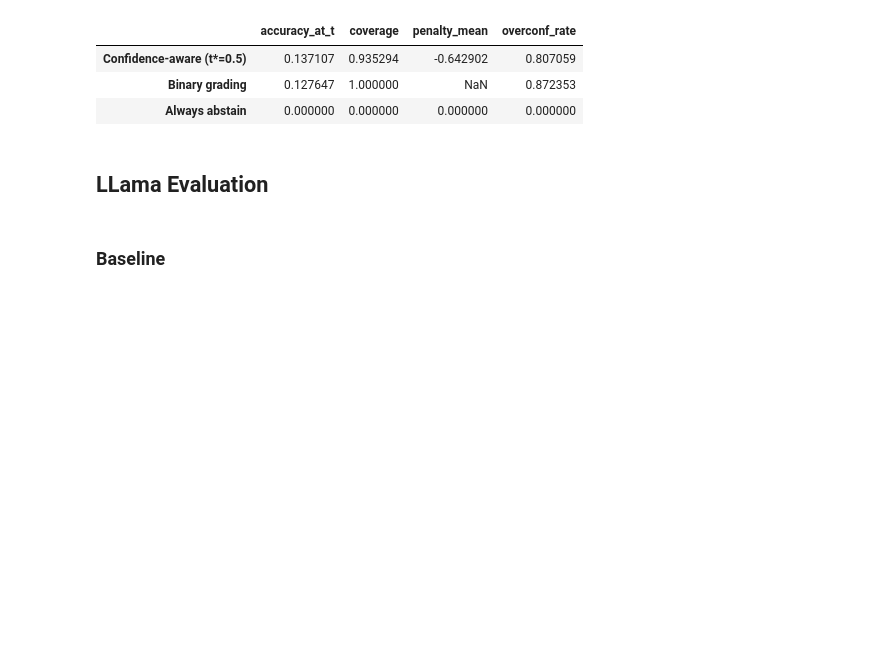
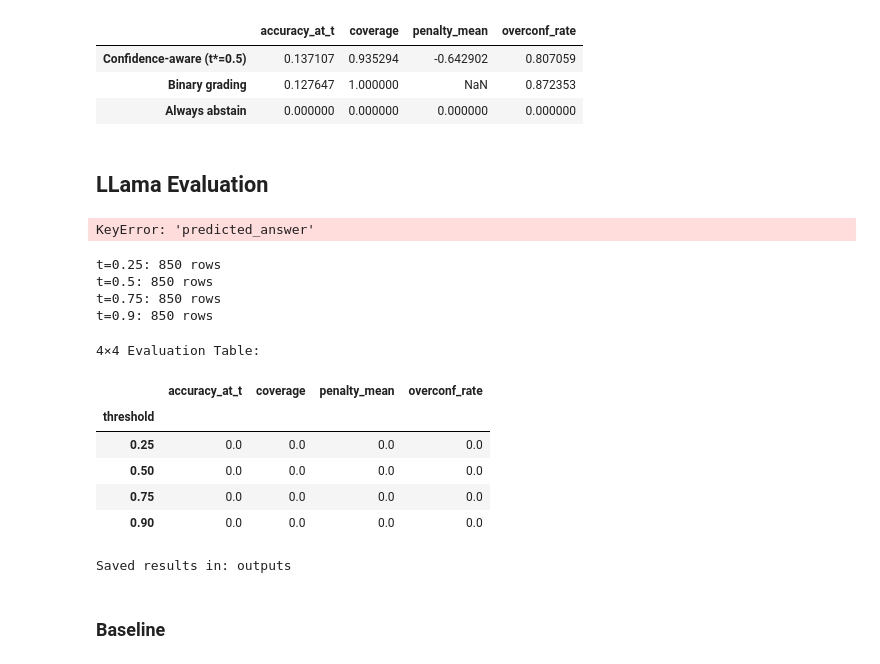
Before and after one commit to stutisinghal008/llm-eval, a Jupyter notebook: eval/mmlu-evaluation.ipynb, the cells around one changed output. Saved outputs shown, nothing was run; the diff lists cells and outputs as text; code cells hidden in the pictures; blank space fills up the shorter version.

```diff
--- a/eval/mmlu-evaluation.ipynb
+++ b/eval/mmlu-evaluation.ipynb
@@ -595,21 +595,28 @@ headline_df.to_csv(OUTPUT_PATH / "claude-mmlu-baseline-eval.csv")
 CSV_PATH = Path("../inference/outputs/llama-mmlu.csv")  # <-- change this for each run
 OUTPUT_PATH = Path("outputs")
 # %%
-# df = pd.read_csv(CSV_PATH)
+df = pd.read_csv(CSV_PATH)
 
-# # Normalize strings & types
-# df["answer"] = df["answer"].astype(str).str.strip().str.upper()
-# df["predicted_answer"] = df["predicted_answer"].astype(str).str.strip().str.upper()
-# df["confidence"] = pd.to_numeric(df["confidence"], errors="coerce").fillna(0.0)
-# df["threshold"] = pd.to_numeric(df["threshold"], errors="coerce")
+# Normalize strings & types
+df["answer"] = df["answer"].astype(str).str.strip().str.upper()
+df["predicted_answer"] = df["predicted_answer"].astype(str).str.strip().str.upper()
+df["confidence"] = pd.to_numeric(df["confidence"], errors="coerce").fillna(0.0)
+df["threshold"] = pd.to_numeric(df["threshold"], errors="coerce")
 
-# print(f"✅ Loaded {len(df)} rows from {CSV_PATH.name}")
-# print("Thresholds found:", sorted(df["threshold"].unique()))
-# df.head(3)
+print(f"✅ Loaded {len(df)} rows from {CSV_PATH.name}")
+print("Thresholds found:", sorted(df["threshold"].unique()))
+df.head(3)
+# %% [output]
+KeyError: 'predicted_answer'
 # %%
-# # ===== Cell 4 — Split into per-threshold DataFrames =====
-# dfs_by_t = {t: df[df["threshold"] == t].copy() for t in THRESHOLDS}
+# ===== Cell 4 — Split into per-threshold DataFrames =====
+dfs_by_t = {t: df[df["threshold"] == t].copy() for t in THRESHOLDS}
 
-# for t in THRESHOLDS:
-#     print(f"t={t}: {len(dfs_by_t[t])} rows")
+for t in THRESHOLDS:
+    print(f"t={t}: {len(dfs_by_t[t])} rows")
+# %% [output]
+t=0.25: 850 rows
+t=0.5: 850 rows
+t=0.75: 850 rows
+t=0.9: 850 rows
 # %%
@@ -633,19 +640,28 @@ OUTPUT_PATH = Path("outputs")
 # %%
-# # ===== Cell 6 — 4×4 evaluation table =====
-# eval_table = (
-#     metrics_df[["threshold", "accuracy_at_t", "coverage", "penalty_mean", "overconf_rate"]]
-#     .set_index("threshold")
-#     .sort_index()
-# )
+# ===== Cell 6 — 4×4 evaluation table =====
+eval_table = (
+    metrics_df[["threshold", "accuracy_at_t", "coverage", "penalty_mean", "overconf_rate"]]
+    .set_index("threshold")
+    .sort_index()
+)
 
-# # Display
-# print("4×4 Evaluation Table:")
-# display(eval_table)
+# Display
+print("4×4 Evaluation Table:")
+display(eval_table)
 
-# # Save both detailed and compact tables
-# eval_table.to_csv(OUTPUT_PATH / "llama-mmlu-metric-eval.csv")
+# Save both detailed and compact tables
+eval_table.to_csv(OUTPUT_PATH / "llama-mmlu-metric-eval.csv")
 
-# print(f"Saved results in: {OUTPUT_PATH}")
+print(f"Saved results in: {OUTPUT_PATH}")
+# %% [output]
+4×4 Evaluation Table:
+|  | accuracy_at_t | coverage | penalty_mean | overconf_rate |
+| threshold |  |  |  |  |
+| 0.25 | 0.0 | 0.0 | 0.0 | 0.0 |
+| 0.50 | 0.0 | 0.0 | 0.0 | 0.0 |
+| 0.75 | 0.0 | 0.0 | 0.0 | 0.0 |
+| 0.90 | 0.0 | 0.0 | 0.0 | 0.0 |
+Saved results in: outputs
 # %% [markdown]
 ### Baseline
 # %%
```
Also changed, not shown: parts of 12 cells of this notebook, 16 other files.
